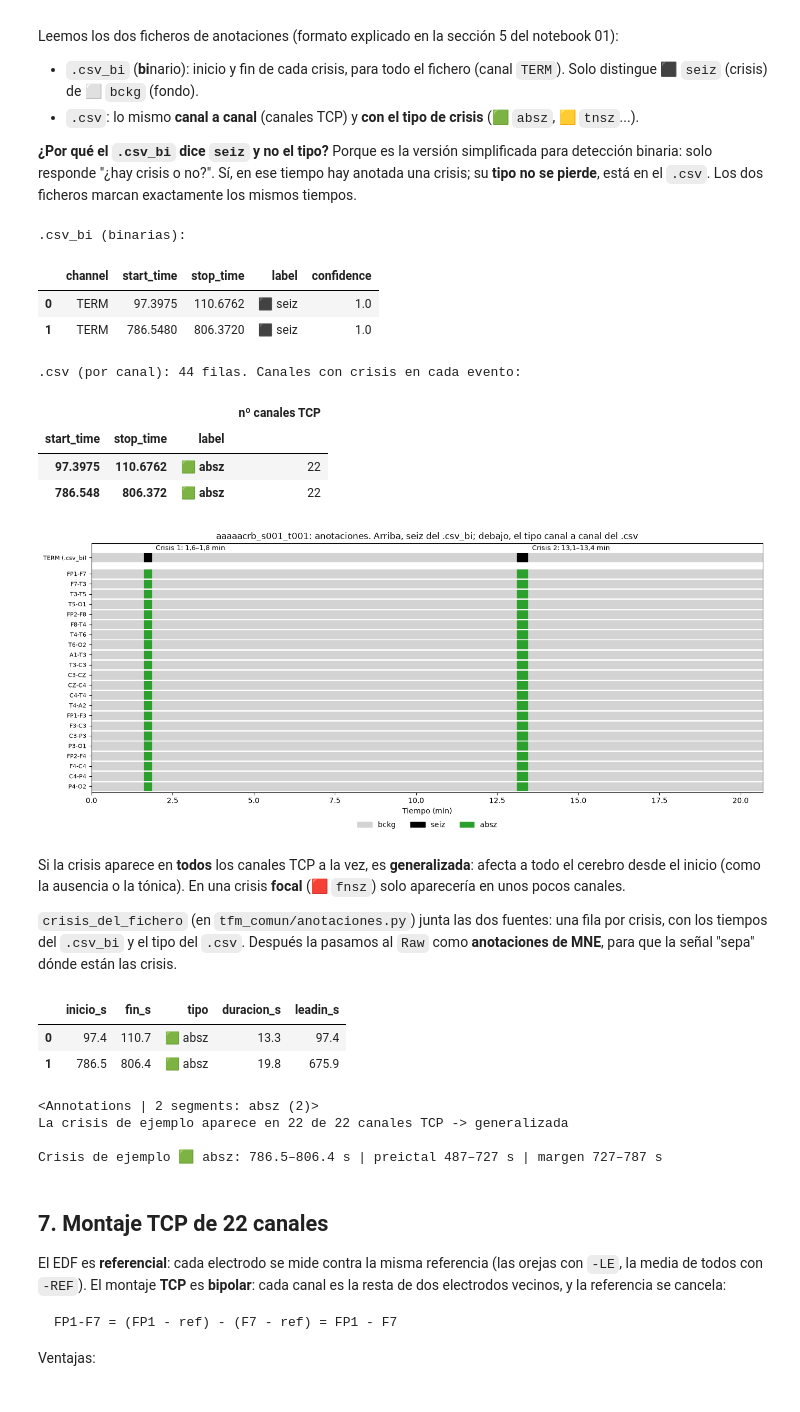
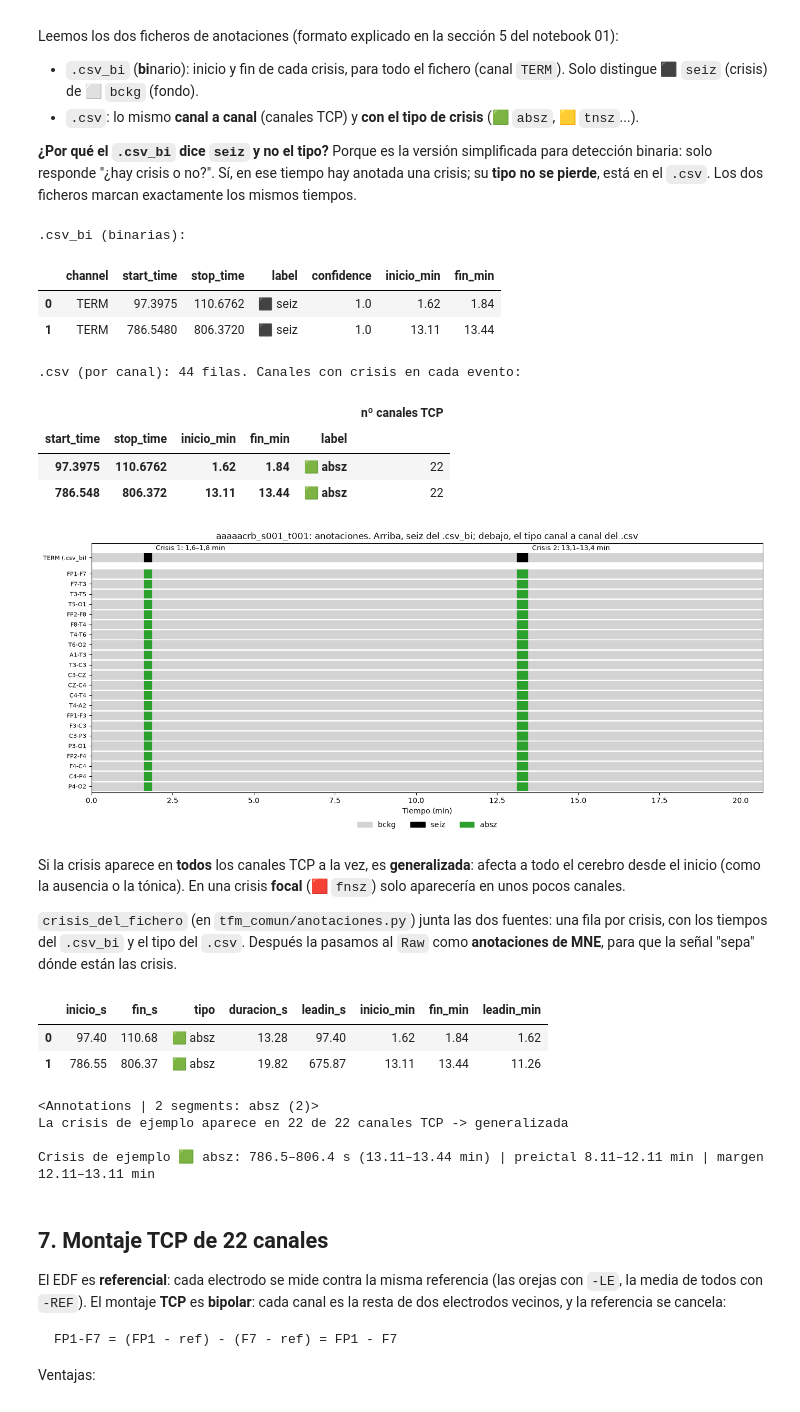
Before and after one commit to danielgomezpascual/TFM-IA, a Jupyter notebook: 03.Codigo/ALMA/fase_01/03v_visualizacion_crisis.ipynb, the cells around one changed output. Cells and saved outputs as stored; diff of their text form; code cells hidden in the pictures.

```diff
--- a/03.Codigo/ALMA/fase_01/03v_visualizacion_crisis.ipynb
+++ b/03.Codigo/ALMA/fase_01/03v_visualizacion_crisis.ipynb
@@ -446,52 +462,57 @@ Leemos los dos ficheros de anotaciones (formato explicado en la sección 5 del n
 # %%
 anot_bi = leer_anotaciones(ruta_edf, binarias=True)
 anot_canal = leer_anotaciones(ruta_edf)
+
+# Columnas en minutos, para cruzarlas con la línea de tiempo de abajo (que va en minutos)
+for anot in (anot_bi, anot_canal):
+    anot['inicio_min'] = (anot.start_time / 60).round(2)
+    anot['fin_min'] = (anot.stop_time / 60).round(2)
 
 print('.csv_bi (binarias):')
 display(tabla_con_iconos(anot_bi, columnas=['label']))
 print(f'.csv (por canal): {len(anot_canal)} filas. Canales con crisis en cada evento:')
 display(tabla_con_iconos(anot_canal[anot_canal.label != 'bckg']
-                         .groupby(['start_time', 'stop_time', 'label']).channel.nunique()
+                         .groupby(['start_time', 'stop_time', 'inicio_min', 'fin_min', 'label']).channel.nunique()
                          .rename('nº canales TCP').to_frame()))
 
 # Línea de tiempo de las anotaciones: arriba el .csv_bi, debajo el .csv canal a canal
 dur_min = raw.times[-1] / 60
 crisis_tipos = list(dict.fromkeys(anot_canal.label[anot_canal.label != 'bckg']))   # tipos presentes
 # Canales TCP que se pueden construir con este EDF (20 en 03_tcp_ar_a, 22 en el resto), en el orden de TUSZ.
 # Algunos .csv solo listan los canales con crisis; los demás son fondo (bckg) todo el fichero
 canales_csv = [f'{a}-{c}' for a, c in PARES_TCP if a in raw.ch_names and c in raw.ch_names]
 fig, ax = plt.subplots(figsize=(14, 6))
 for fila, (fuente, anot) in enumerate([('TERM (.csv_bi)', anot_bi)] +
                                       [(c, anot_canal[anot_canal.channel == c]) for c in canales_csv]):
     y = -fila - (0.6 if fila > 0 else 0)                   # hueco entre el .csv_bi y el .csv
     ax.broken_barh([(0, dur_min)], (y - 0.4, 0.8), color=COLORES_ETIQUETA['bckg'])   # fondo: lo no anotado
     for _, a in anot.iterrows():
         ax.broken_barh([(a.start_time / 60, (a.stop_time - a.start_time) / 60)], (y - 0.4, 0.8),
                        color=COLORES_ETIQUETA[a.label])
 ax.set_yticks([0] + [-f - 0.6 for f in range(1, len(canales_csv) + 1)])
 ax.set_yticklabels(['TERM (.csv_bi)'] + canales_csv, fontsize=8)
 leyenda = [Patch(color=COLORES_ETIQUETA[e], label=e) for e in dict.fromkeys(['bckg', 'seiz', *crisis_tipos])]
 for i, a in enumerate(anot_bi[anot_bi.label == 'seiz'].itertuples()):
     ax.annotate(f'Crisis {i + 1}: {a.start_time / 60:.1f}–{a.stop_time / 60:.1f} min'.replace('.', ','),
                 xy=(a.stop_time / 60, 0.45), xytext=(6, 4), textcoords='offset points', fontsize=9)
 ax.set_xlim(0, dur_min)
 ax.set_ylim(-len(canales_csv) - 1.2, 1.4)
 ax.set_xlabel('Tiempo (min)')
 ax.set_title(f'{EJEMPLO}: anotaciones. Arriba, seiz del .csv_bi; debajo, el tipo canal a canal del .csv')
 ax.legend(handles=leyenda, loc='upper center', bbox_to_anchor=(0.5, -0.09), ncol=3, frameon=False)
 fig.tight_layout()
 fig.savefig(RUTA_FIGURAS / 'anotaciones_linea_tiempo.png', dpi=150, bbox_inches='tight')
 plt.show()
 # %% [output]
 .csv_bi (binarias):
-|  | channel | start_time | stop_time | label | confidence |
-| 0 | TERM | 97.3975 | 110.6762 | ⬛ seiz | 1.0 |
-| 1 | TERM | 786.5480 | 806.3720 | ⬛ seiz | 1.0 |
+|  | channel | start_time | stop_time | label | confidence | inicio_min | fin_min |
+| 0 | TERM | 97.3975 | 110.6762 | ⬛ seiz | 1.0 | 1.62 | 1.84 |
+| 1 | TERM | 786.5480 | 806.3720 | ⬛ seiz | 1.0 | 13.11 | 13.44 |
 .csv (por canal): 44 filas. Canales con crisis en cada evento:
-|  |  |  | nº canales TCP |
-| start_time | stop_time | label |  |
-| 97.3975 | 110.6762 | 🟩 absz | 22 |
-| 786.548 | 806.372 | 🟩 absz | 22 |
+|  |  |  |  |  | nº canales TCP |
+| start_time | stop_time | inicio_min | fin_min | label |  |
+| 97.3975 | 110.6762 | 1.62 | 1.84 | 🟩 absz | 22 |
+| 786.548 | 806.372 | 13.11 | 13.44 | 🟩 absz | 22 |
 [figure]
 # %% [markdown]
 Si la crisis aparece en **todos** los canales TCP a la vez, es **generalizada**: afecta a todo el cerebro desde el inicio (como la ausencia o la tónica). En una crisis **focal** (🟥 `fnsz`) solo aparecería en unos pocos canales.
@@ -502,7 +523,9 @@ crisis = crisis_del_fichero(ruta_edf)
 crisis['leadin_s'] = crisis.inicio_s - crisis.fin_s.shift(fill_value=0)
 raw.set_annotations(a_anotaciones_mne(crisis))
 
-display(tabla_con_iconos(crisis.round(1), columnas=['tipo']))
+# Para mostrar, también en minutos (como en la línea de tiempo); el CSV se guarda en segundos
+display(tabla_con_iconos(crisis.assign(inicio_min=crisis.inicio_s / 60, fin_min=crisis.fin_s / 60,
+                                       leadin_min=crisis.leadin_s / 60).round(2), columnas=['tipo']))
 print(raw.annotations)
 
 # Crisis de ejemplo y sus periodos (en segundos desde el inicio del fichero)
@@ -519,16 +542,17 @@ canales_crisis = anot_canal[(anot_canal.label != 'bckg') & (anot_canal.start_tim
 n_canales_crisis = len(canales_crisis)
 print(f'La crisis de ejemplo aparece en {n_canales_crisis} de {len(canales_csv)} canales TCP -> '
       f'{"generalizada" if n_canales_crisis == len(canales_csv) else "focal o parcial: " + ", ".join(canales_crisis)}')
-print(f'\nCrisis de ejemplo {con_icono(CRISIS.tipo)}: {t_crisis:.1f}–{t_fin_crisis:.1f} s | '
-      f'preictal {t_preictal:.0f}–{t_margen:.0f} s | margen {t_margen:.0f}–{t_crisis:.0f} s')
+print(f'\nCrisis de ejemplo {con_icono(CRISIS.tipo)}: {t_crisis:.1f}–{t_fin_crisis:.1f} s '
+      f'({t_crisis / 60:.2f}–{t_fin_crisis / 60:.2f} min) | '
+      f'preictal {t_preictal / 60:.2f}–{t_margen / 60:.2f} min | margen {t_margen / 60:.2f}–{t_crisis / 60:.2f} min')
 # %% [output]
-|  | inicio_s | fin_s | tipo | duracion_s | leadin_s |
-| 0 | 97.4 | 110.7 | 🟩 absz | 13.3 | 97.4 |
-| 1 | 786.5 | 806.4 | 🟩 absz | 19.8 | 675.9 |
+|  | inicio_s | fin_s | tipo | duracion_s | leadin_s | inicio_min | fin_min | leadin_min |
+| 0 | 97.40 | 110.68 | 🟩 absz | 13.28 | 97.40 | 1.62 | 1.84 | 1.62 |
+| 1 | 786.55 | 806.37 | 🟩 absz | 19.82 | 675.87 | 13.11 | 13.44 | 11.26 |
 <Annotations | 2 segments: absz (2)>
 La crisis de ejemplo aparece en 22 de 22 canales TCP -> generalizada
 
-Crisis de ejemplo 🟩 absz: 786.5–806.4 s | preictal 487–727 s | margen 727–787 s
+Crisis de ejemplo 🟩 absz: 786.5–806.4 s (13.11–13.44 min) | preictal 8.11–12.11 min | margen 12.11–13.11 min
 # %% [markdown]
 ## 7. Montaje TCP de 22 canales
 
```
Also changed, not shown: parts of 12 cells of this notebook, 28 other files.
